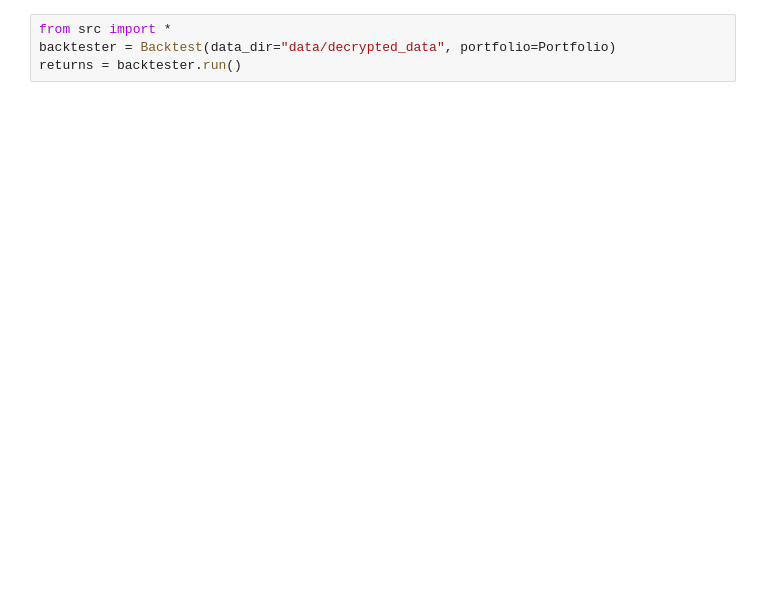
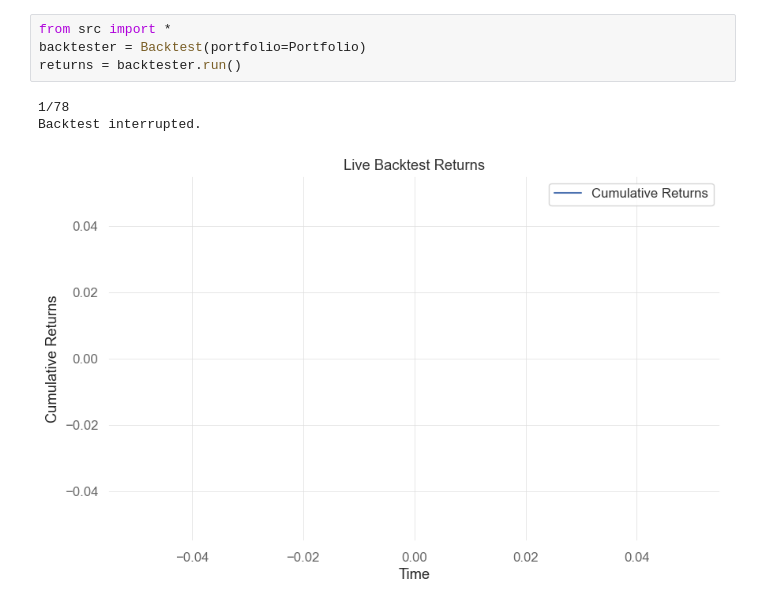
Before and after one commit to EliasKha/Imperial-Hackathon-2024, a Jupyter notebook: test.ipynb, the cells around one changed output. Drawn from its saved outputs; the diff is of its cells as text; blank space fills up the shorter version.

```diff
--- a/test.ipynb
+++ b/test.ipynb
@@ -1,4 +1,8 @@
 # %%
 from src import *
-backtester = Backtest(data_dir="data/decrypted_data", portfolio=Portfolio)
+backtester = Backtest(portfolio=Portfolio)
 returns = backtester.run()
+# %% [output]
+1/78
+Backtest interrupted.
+[figure, added]
```
Also changed, not shown: parts of 3 cells of this notebook, 3 other files.
